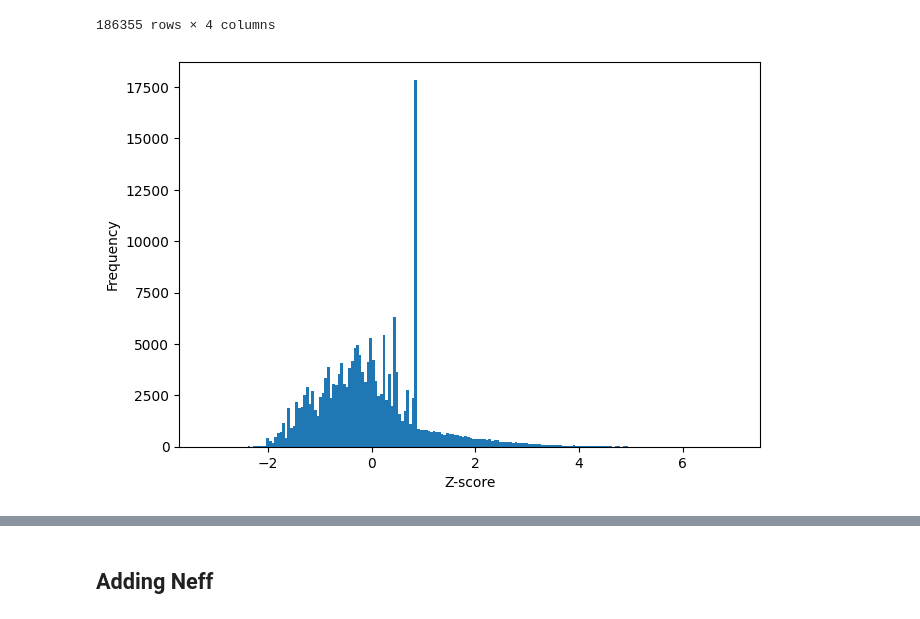
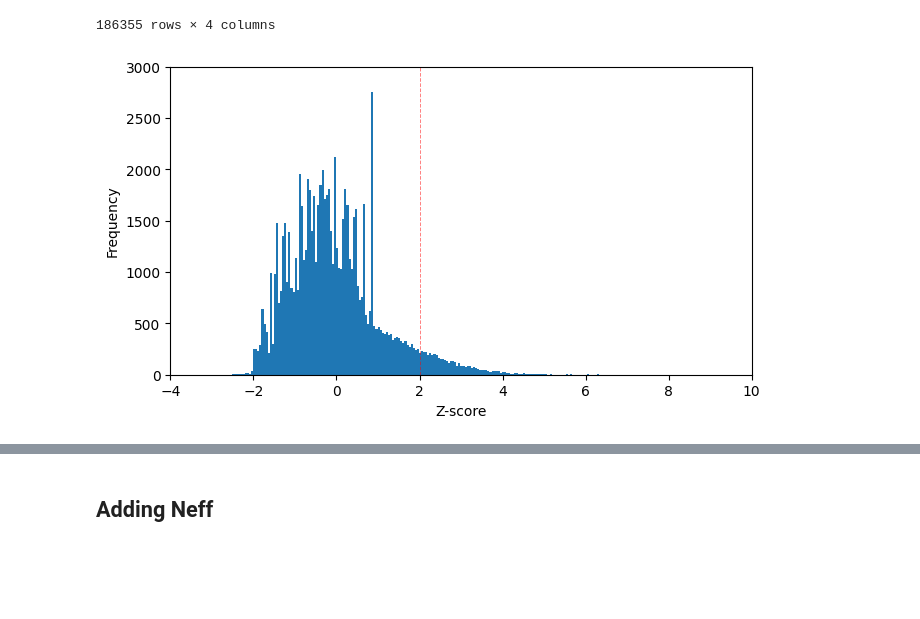
Before and after one commit to ziul-bio/alpnsp, a Jupyter notebook: notebooks/alphavirus_nsP4_DCA.ipynb, the cells around one changed output, grey strips where cells are left out. Cells and saved outputs as stored; diff of their text form; code cells hidden in the pictures; blank space fills up the shorter version.

```diff
--- a/notebooks/alphavirus_nsP4_DCA.ipynb
+++ b/notebooks/alphavirus_nsP4_DCA.ipynb
@@ -493,11 +305,15 @@ cov
 # %%
 cov['Zscore'] = Zscore(cov['APC'])
 
-plt.figure(figsize=(7.5,5))
-cov['Zscore'].plot(kind='hist', bins=200)
+cov_ext_Nter = cov.query("first_site <=150 or second_site <= 150")
+
+plt.figure(figsize=(7.5, 4))
+cov_ext_Nter['Zscore'].plot(kind='hist', bins=200)
 plt.xlabel('Z-score')
-#plt.yscale('log')
-#plt.savefig('results/DCA/nsP4/mfdca_nsp4_extended_Zscore_hist.png', dpi=400)
+plt.xlim(-4,10)
+plt.ylim(-0,3000)
+plt.vlines(2, 0, 3000, color='red', linestyle='--', linewidth=0.7, alpha=0.5)
+#plt.savefig('../results/DCA/nsP4/v02/plmdca_nsp4_Nterm_extended_Zscore_hist.png', dpi=600, bbox_inches='tight')
 plt.show()
 # %% [output]
-[figure, old version]
+[figure, new version]
```
Also changed, not shown: parts of 48 cells of this notebook, 3 other files.
